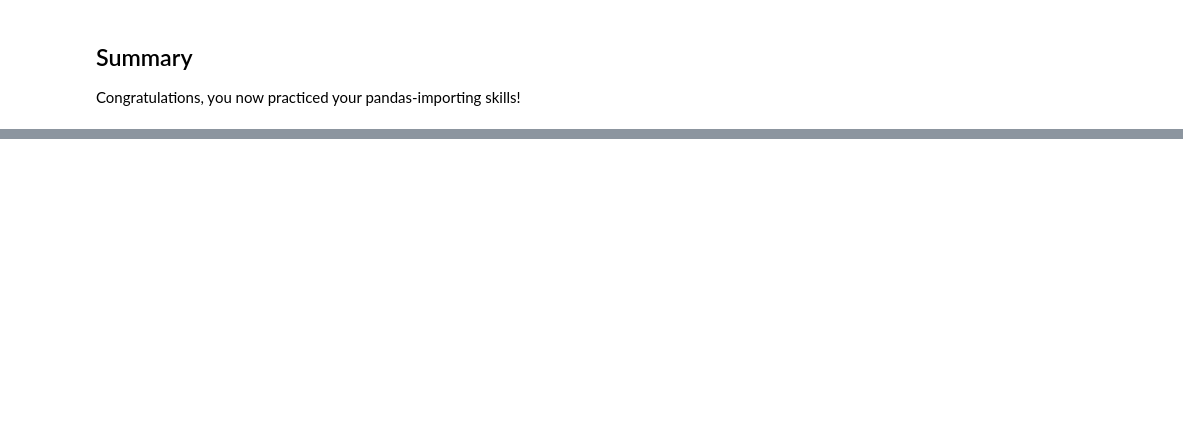
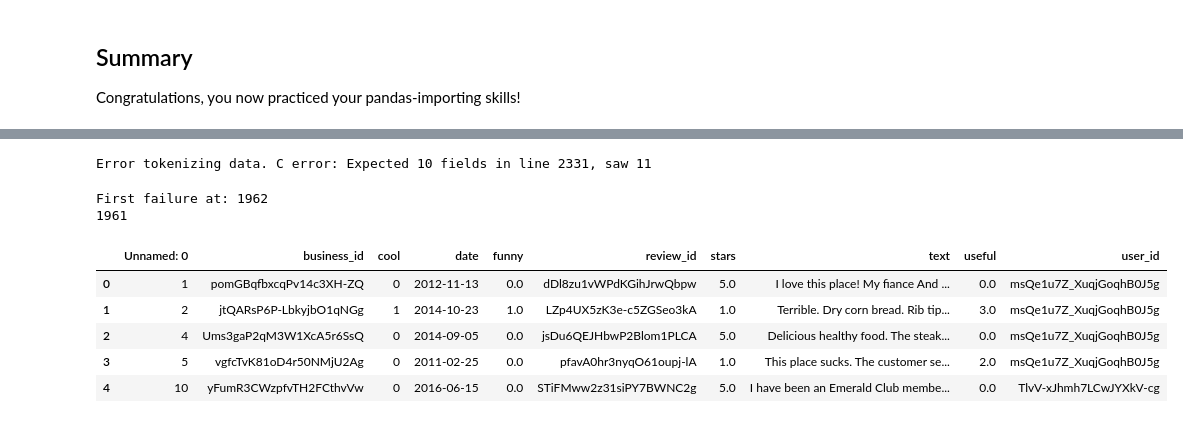
Before and after one commit to learn-co-curriculum/dsc-importing-data-using-pandas-lab, a Jupyter notebook: index.ipynb, the cells around one changed output, grey strips where cells are left out. Saved outputs shown, nothing was run; the diff lists cells and outputs as text; code cells hidden in the pictures; blank space fills up the shorter version.

Commit message:
ALERT: Cell Mismatch. Auto-create curriculum branch from solution + master

```diff
--- a/index.ipynb
+++ b/index.ipynb
@@ -32,3 +35,7 @@ Which should be saved like this if it were a csv (to avoid confusion with the co
 "123456","4","137","This restaurant was pretty good, we had a great time.","98765"
 
 Attempt to import the corrupt file, or at least a small preview of it. It is appropriately titled Yelp_Reviews_corrupt.csv. Investigate some of the intricacies of skipping rows to then pass over this error and comment on what you think is going on.
+# %%
+# __SOLUTION__
+df = pd.read_csv('Data/Zipcode_Demos.csv')
+df.head()
@@ -46,0 +120,7 @@ Congratulations, you now practiced your pandas-importing skills!
+# %%
+# __SOLUTION__
+#Hint: here's a useful programming pattern to use.
+try:
+    #do something
+except Exception as e:
+    #handle your exception e
@@ -46,0 +129,30 @@ Congratulations, you now practiced your pandas-importing skills!
+# %%
+# __SOLUTION__
+#Your code here
+try:
+    df = pd.read_csv('Data/Yelp_Reviews_Corrupt.csv')
+except Exception as e:
+    print(e)
+# %% [output]
+Error tokenizing data. C error: Expected 10 fields in line 2331, saw 11
+# %%
+# __SOLUTION__
+# # Iteration 1
+for i in range(1500,2000):
+    try:
+        df = pd.read_csv('Data/Yelp_Reviews_Corrupt.csv', nrows=i)
+    except:
+        print('First failure at: {}'.format(i))
+        break
+df1 = pd.read_csv('Data/Yelp_Reviews_Corrupt.csv', nrows=i-1)
+print(len(df))
+df1.head()
+# %% [output]
+First failure at: 1962
+1961
+|  | Unnamed: 0 | business_id | cool | date | funny | review_id | stars | text | useful | user_id |
+| 0 | 1 | pomGBqfbxcqPv14c3XH-ZQ | 0 | 2012-11-13 | 0.0 | dDl8zu1vWPdKGihJrwQbpw | 5.0 | I love this place! My fiance And ... | 0.0 | msQe1u7Z_XuqjGoqhB0J5g |
+| 1 | 2 | jtQARsP6P-LbkyjbO1qNGg | 1 | 2014-10-23 | 1.0 | LZp4UX5zK3e-c5ZGSeo3kA | 1.0 | Terrible. Dry corn bread. Rib tip... | 3.0 | msQe1u7Z_XuqjGoqhB0J5g |
+| 2 | 4 | Ums3gaP2qM3W1XcA5r6SsQ | 0 | 2014-09-05 | 0.0 | jsDu6QEJHbwP2Blom1PLCA | 5.0 | Delicious healthy food. The steak... | 0.0 | msQe1u7Z_XuqjGoqhB0J5g |
+| 3 | 5 | vgfcTvK81oD4r50NMjU2Ag | 0 | 2011-02-25 | 0.0 | pfavA0hr3nyqO61oupj-lA | 1.0 | This place sucks. The customer se... | 2.0 | msQe1u7Z_XuqjGoqhB0J5g |
+| 4 | 10 | yFumR3CWzpfvTH2FCthvVw | 0 | 2016-06-15 | 0.0 | STiFMww2z31siPY7BWNC2g | 5.0 | I have been an Emerald Club membe... | 0.0 | TlvV-xJhmh7LCwJYXkV-cg |
```
Also changed, not shown: parts of 13 cells of this notebook, 1 other file.
